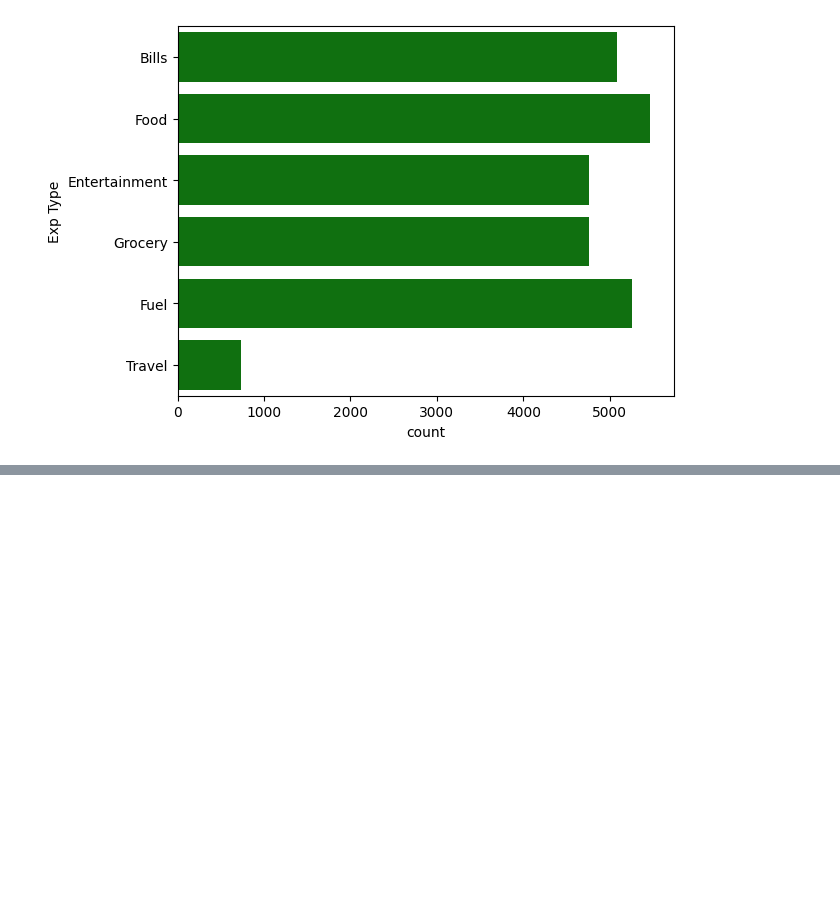
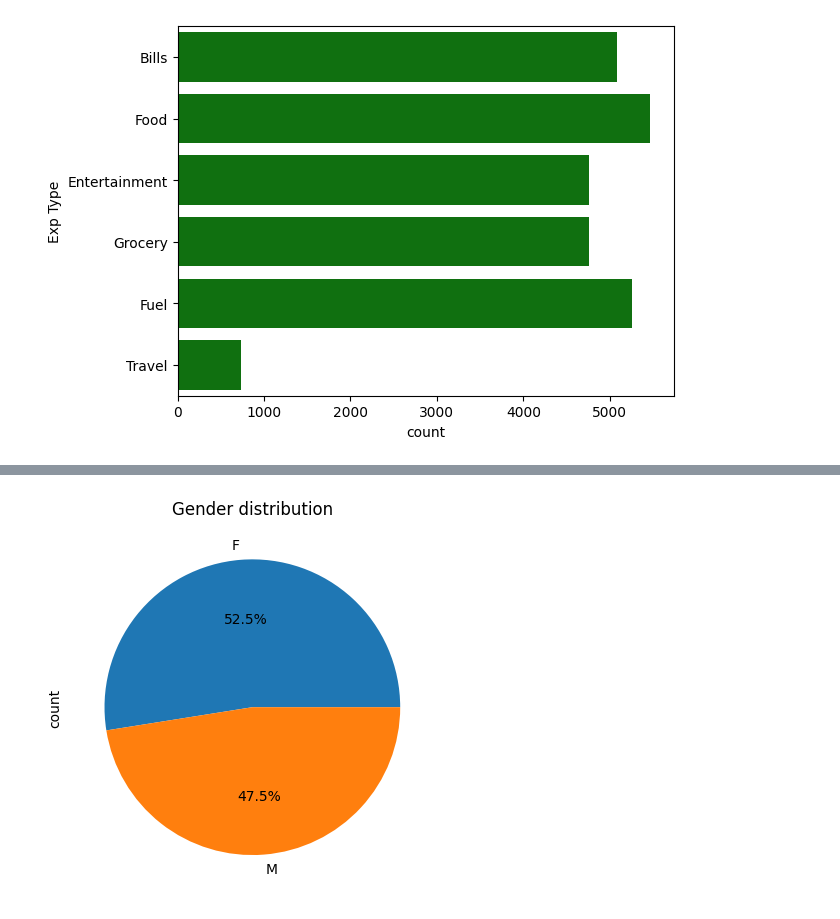
Before and after one commit to ankitg-02/Credit-Card-Transaction-Analysis, a Jupyter notebook: Credit_Card.ipynb, the cells around one changed output, grey strips where cells are left out. Saved outputs shown, nothing was run; the diff lists cells and outputs as text; code cells hidden in the pictures; blank space fills up the shorter version.

```diff
--- a/Credit_Card.ipynb
+++ b/Credit_Card.ipynb
@@ -140,0 +177,6 @@ plt.show()
+# %%
+credit['Gender'].value_counts().plot(kind='pie',autopct='%1.1f%%',labels=credit['Gender'].value_counts().index)
+plt.title('Gender distribution')
+plt.show()
+# %% [output]
+[figure, added]
```
Also changed, not shown: parts of 5 cells of this notebook.
